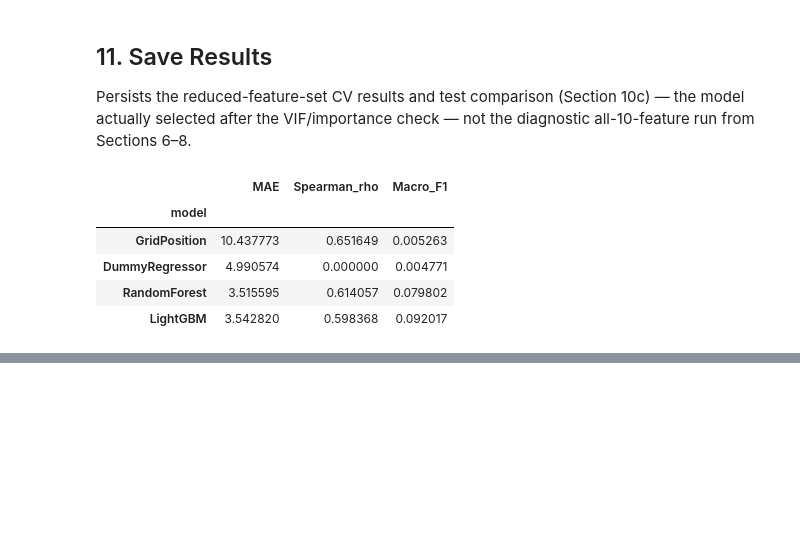
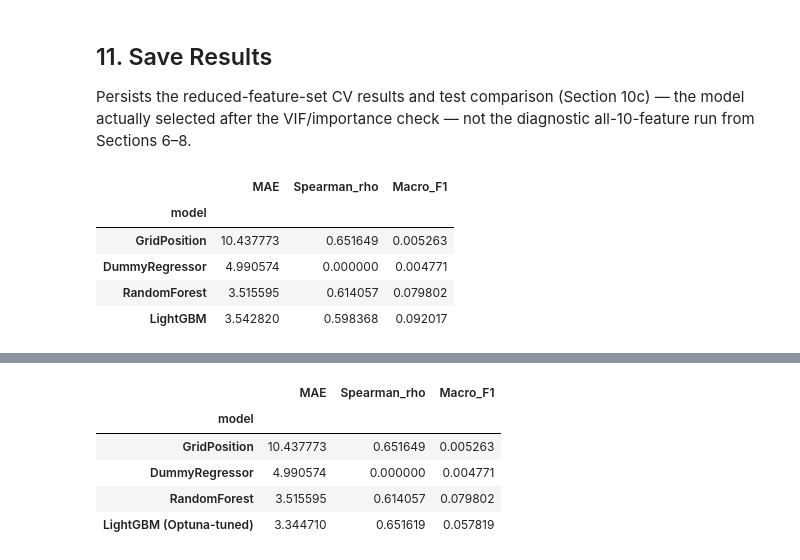
Before and after one commit to swaroopnayak1/f1-pit-wall, a Jupyter notebook: pipeline/model/lightgbm.ipynb, the cells around one changed output, grey strips where cells are left out. Saved outputs shown, nothing was run; the diff lists cells and outputs as text; code cells hidden in the pictures; blank space fills up the shorter version.

```diff
--- a/pipeline/model/lightgbm.ipynb
+++ b/pipeline/model/lightgbm.ipynb
@@ -347,3 +417,19 @@ final_comparison
+# %%
+tuned_cv_results.to_csv("../../reports/lightgbm_tuned_cv_results.csv", index=False)
+
+tuned_comparison = pd.concat([
+    prior_results,
+    pd.DataFrame({"LightGBM (Optuna-tuned)": tuned_test_results}).T.rename_axis("model"),
+])
+tuned_comparison.reset_index().to_csv("../../reports/lightgbm_tuned_test_results.csv", index=False)
+tuned_comparison
+# %% [output]
+|  | MAE | Spearman_rho | Macro_F1 |
+| model |  |  |  |
+| GridPosition | 10.437773 | 0.651649 | 0.005263 |
+| DummyRegressor | 4.990574 | 0.000000 | 0.004771 |
+| RandomForest | 3.515595 | 0.614057 | 0.079802 |
+| LightGBM (Optuna-tuned) | 3.344710 | 0.651619 | 0.057819 |
 # %% [markdown]
 ## 12. Takeaways
 
```
Also changed, not shown: parts of 5 cells of this notebook, 6 other files.
